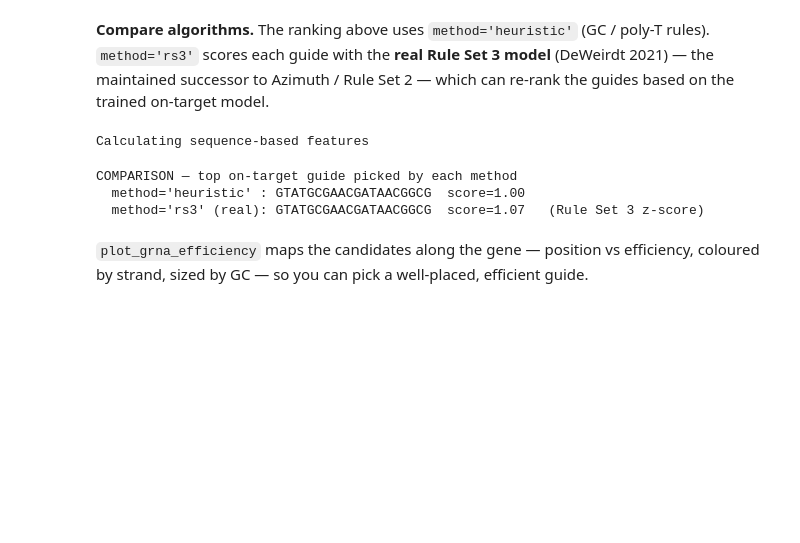
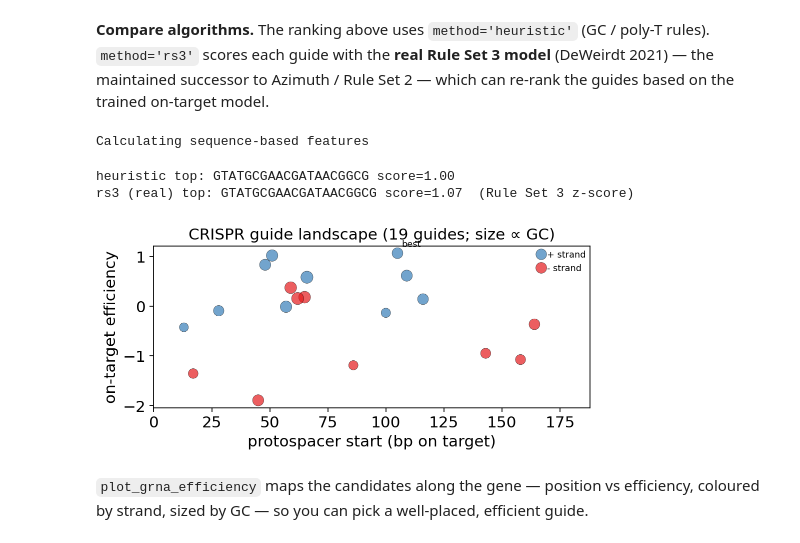
Before and after one commit to Starlitnightly/omicverse-tutorials, a Jupyter notebook: docs/Tutorials-synbio/t_synbio_03_crispr_library.ipynb, the cells around one changed output. Cells and saved outputs as stored; diff of their text form; code cells hidden in the pictures; blank space fills up the shorter version.

```diff
--- a/docs/Tutorials-synbio/t_synbio_03_crispr_library.ipynb
+++ b/docs/Tutorials-synbio/t_synbio_03_crispr_library.ipynb
@@ -59,17 +59,19 @@ for g in guides[:3]:
 **Compare algorithms.** The ranking above uses `method='heuristic'` (GC / poly-T rules). `method='rs3'` scores each guide with the **real Rule Set 3 model** (DeWeirdt 2021) — the maintained successor to Azimuth / Rule Set 2 — which can re-rank the guides based on the trained on-target model.
 # %%
 # on-target: heuristic vs the REAL Rule Set 3 model (Azimuth's successor) — side by side
-flanked = 'GCATGCATGC' + gene + 'GCATGCATGC'    # add flanks so guides get a full 30-mer context
+flanked = 'GCATGCATGC' + gene + 'GCATGCATGC'    # flanks so guides get a full 30-mer context
 gh = ov.synbio.design_grnas(flanked, method='heuristic')
 gr = ov.synbio.design_grnas(flanked, method='rs3')
-print('COMPARISON — top on-target guide picked by each method')
-print(f"  method='heuristic' : {gh[0].spacer}  score={gh[0].efficiency:.2f}")
-print(f"  method='rs3' (real): {gr[0].spacer}  score={gr[0].efficiency:.2f}   (Rule Set 3 z-score)")
+print(f"heuristic top: {gh[0].spacer} score={gh[0].efficiency:.2f}")
+print(f"rs3 (real) top: {gr[0].spacer} score={gr[0].efficiency:.2f}  (Rule Set 3 z-score)")
+# the real Rule Set 3 landscape along the gene (efficiency = trained-model score)
+ov.synbio.plot_grna_efficiency(gr, target_len=len(flanked))
+None
 # %% [output]
 Calculating sequence-based features
-COMPARISON — top on-target guide picked by each method
-  method='heuristic' : GTATGCGAACGATAACGGCG  score=1.00
-  method='rs3' (real): GTATGCGAACGATAACGGCG  score=1.07   (Rule Set 3 z-score)
+heuristic top: GTATGCGAACGATAACGGCG score=1.00
+rs3 (real) top: GTATGCGAACGATAACGGCG score=1.07  (Rule Set 3 z-score)
+[figure, added]
 # %% [markdown]
 `plot_grna_efficiency` maps the candidates along the gene — position vs efficiency, coloured by strand, sized by GC — so you can pick a well-placed, efficient guide.
 # %%
```
Also changed, not shown: parts of 3 cells of this notebook, 2 other files.
